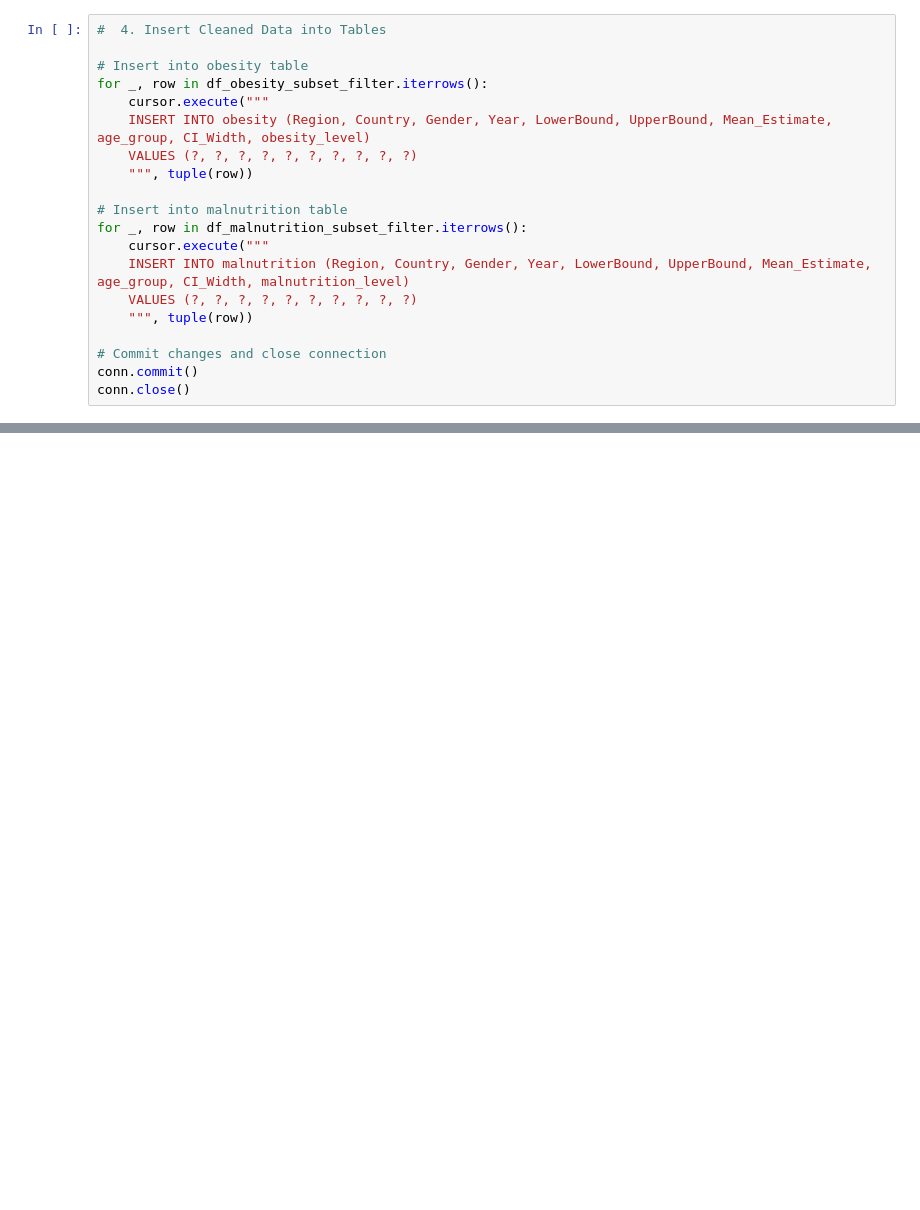
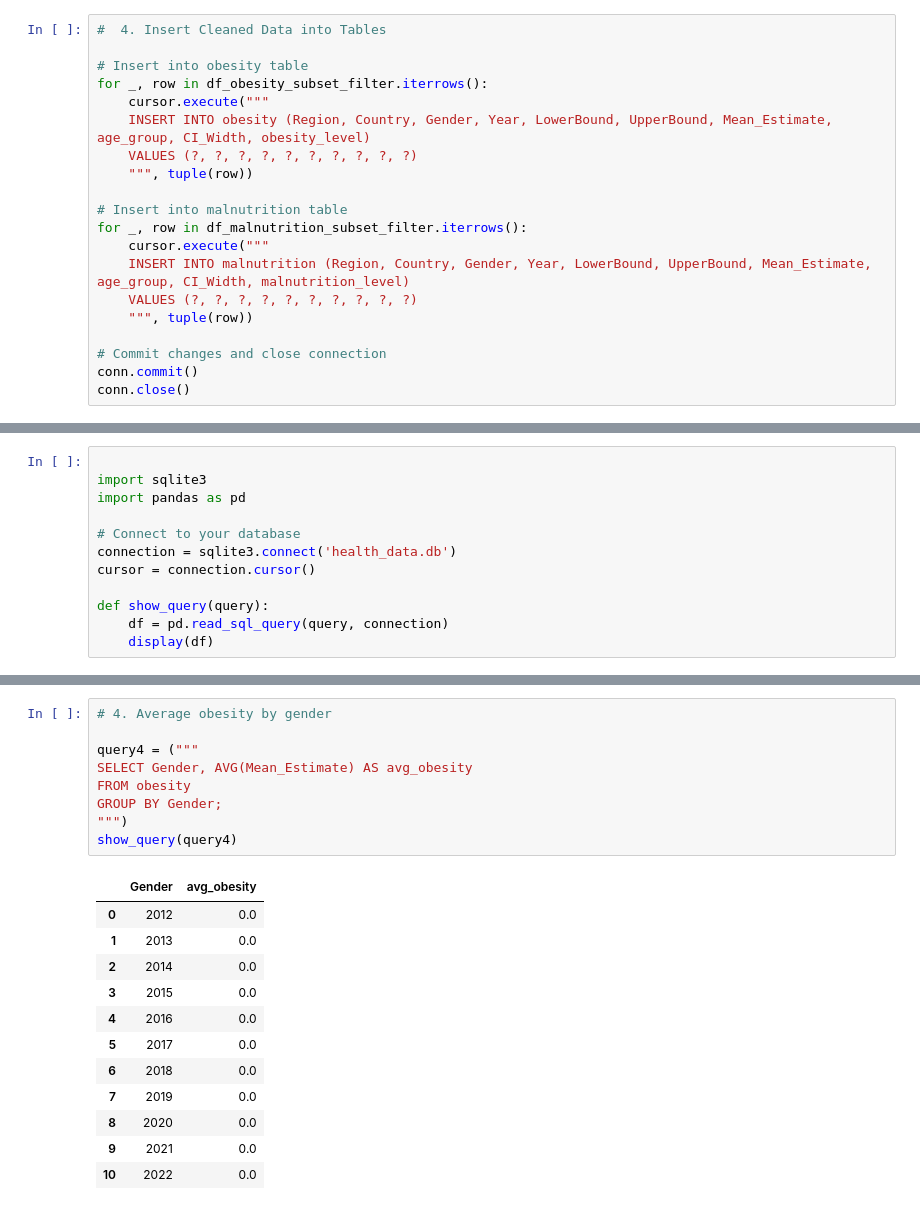
Before and after one commit to ArunK-ML/Project---Nutrition-Paradox-A-Global-View-on-Obesity-and-Malnutrition, a Jupyter notebook: Nutrition_Paradox_Near_Final.ipynb, the cells around one changed output, grey strips where cells are left out. Saved outputs shown, nothing was run; the diff lists cells and outputs as text; blank space fills up the shorter version.

```diff
--- a/Nutrition_Paradox_Near_Final.ipynb
+++ b/Nutrition_Paradox_Near_Final.ipynb
@@ -845,0 +879,12 @@ display(df_malnutrition_sql.head())
+# %%
+
+import sqlite3
+import pandas as pd
+
+# Connect to your database
+connection = sqlite3.connect('health_data.db')
+cursor = connection.cursor()
+
+def show_query(query):
+    df = pd.read_sql_query(query, connection)
+    display(df)
@@ -845,0 +933,22 @@ display(df_malnutrition_sql.head())
+# %%
+# 4. Average obesity by gender
+
+query4 = ("""
+SELECT Gender, AVG(Mean_Estimate) AS avg_obesity
+FROM obesity
+GROUP BY Gender;
+""")
+show_query(query4)
+# %% [output]
+|  | Gender | avg_obesity |
+| 0 | 2012 | 0.0 |
+| 1 | 2013 | 0.0 |
+| 2 | 2014 | 0.0 |
+| 3 | 2015 | 0.0 |
+| 4 | 2016 | 0.0 |
+| 5 | 2017 | 0.0 |
+| 6 | 2018 | 0.0 |
+| 7 | 2019 | 0.0 |
+| 8 | 2020 | 0.0 |
+| 9 | 2021 | 0.0 |
+| 10 | 2022 | 0.0 |
```
Also changed, not shown: parts of 18 cells of this notebook.
